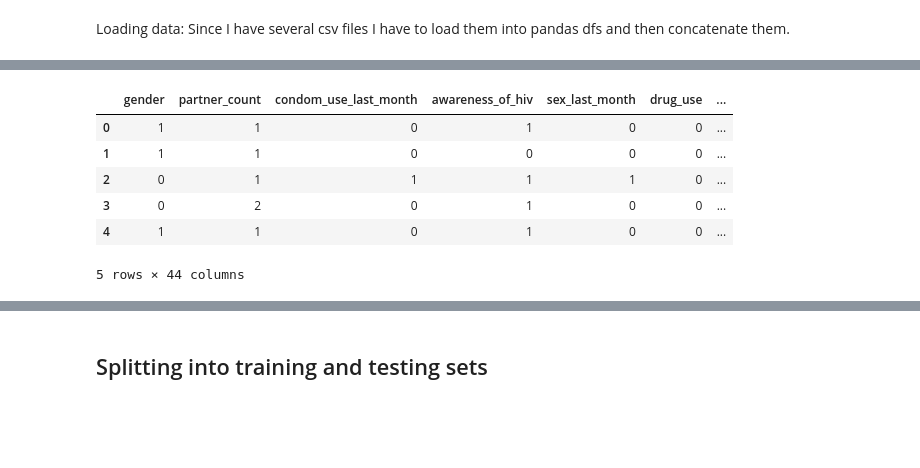
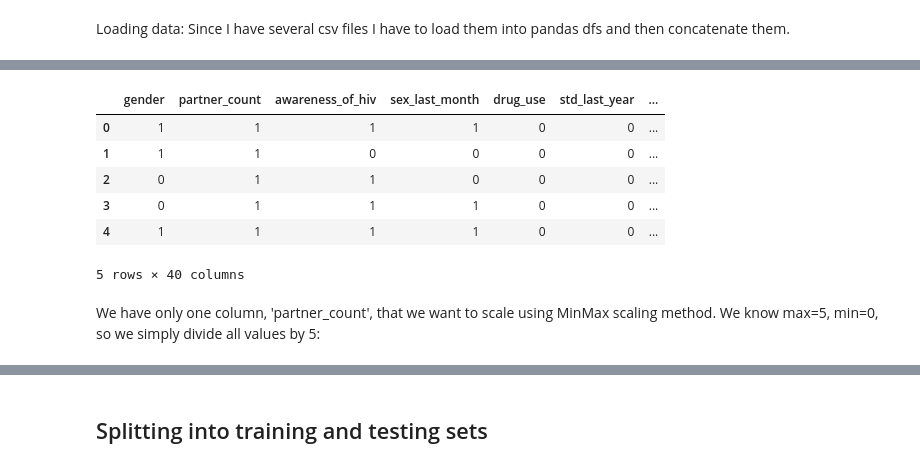
Before and after one commit to normatovbekzod/hiv_classifier, a Jupyter notebook: ML_hiv_classifier.ipynb, the cells around one changed output, grey strips where cells are left out. Cells and saved outputs as stored; diff of their text form; code cells hidden in the pictures; blank space fills up the shorter version.

```diff
--- a/ML_hiv_classifier.ipynb
+++ b/ML_hiv_classifier.ipynb
@@ -8,19 +8,8 @@ from sklearn.metrics import accuracy_score, classification_report, confusion_mat
 # %% [markdown]
 Loading data: Since I have several csv files I have to load them into pandas dfs and then concatenate them.
 # %%
-# List of file names
-filenames = ["hiv1.csv", "hiv2.csv", "hiv3.csv", "hiv4.csv", "hiv5.csv"]
-
-# Create an empty list to store DataFrames
-dfs = []
-
-# Iteratively read each CSV into a DataFrame
-for f in filenames:
-    data = pd.read_csv(f)
-    dfs.append(data)
-
-# Concatenate each DataFrame into a single hiv_data df
-hiv_data = pd.concat(dfs, ignore_index=True)
+# Loading the data
+hiv_data = pd.read_csv("hiv_data.csv")
 # %%
 # Load top of the HIV data as well as info
 hiv_data.head()
@@ -80,0 +107,2 @@ Name: count, dtype: int64
+# %%
+hiv_data_no_dupls = hiv_data.drop_duplicates().reset_index(drop=True)
@@ -83,5 +113,5 @@ Based on the above output, we can convert gender into binary variable (M to 1, F
 # %%
-hiv_data['gender'].replace(to_replace=['M','F'], value=[1,0],inplace=True)
-hiv_data.head()
+hiv_data_no_dupls['gender'].replace(to_replace=['M','F'], value=[1,0],inplace=True)
+hiv_data_no_dupls.head()
 # %% [output]
 |  | gender | age | occupation | partner_count | condom_use_last_month | location | marital_status | ... |
@@ -95,8 +125,8 @@ We can do the same for awareness_of_hiv, condom_use_last_month, sex_last_month,
 # %%
-to_binary = ['awareness_of_hiv', 'condom_use_last_month', 'sex_last_month', 'drug_use', 'std_last_year', 'commercial_sex_last_year', 'hiv_test_last_year']
+to_binary = ['awareness_of_hiv', 'sex_last_month', 'drug_use', 'std_last_year', 'commercial_sex_last_year', 'hiv_test_last_year']
 for col in to_binary:
-    hiv_data[col].replace(to_replace=['yes','no'], value=[1,0], inplace=True)
+    hiv_data_no_dupls[col].replace(to_replace=['yes','no'], value=[1,0], inplace=True)
 
-hiv_data.head()
+hiv_data_no_dupls.head()
 # %% [output]
 |  | gender | age | occupation | partner_count | condom_use_last_month | location | marital_status | ... |
@@ -110,11 +140,15 @@ Now, we are going to One-Hot encode the remaining nominal categorical variables,
 # %%
-hiv_data_enc = pd.get_dummies(hiv_data, columns=['age', 'occupation', 'location', 'marital_status', 'educational_level'])
+hiv_data_enc = pd.get_dummies(hiv_data_no_dupls, columns=['age', 'occupation', 'location', 'marital_status',
+                                                 'educational_level', 'condom_use_last_month'],
+                             drop_first=True)
 hiv_data_enc.head()
 # %% [output]
-|  | gender | partner_count | condom_use_last_month | awareness_of_hiv | sex_last_month | drug_use | ... |
-| 0 | 1 | 1 | 0 | 1 | 0 | 0 | ... |
+|  | gender | partner_count | awareness_of_hiv | sex_last_month | drug_use | std_last_year | ... |
+| 0 | 1 | 1 | 1 | 1 | 0 | 0 | ... |
 | 1 | 1 | 1 | 0 | 0 | 0 | 0 | ... |
-| 2 | 0 | 1 | 1 | 1 | 1 | 0 | ... |
-| 3 | 0 | 2 | 0 | 1 | 0 | 0 | ... |
-| 4 | 1 | 1 | 0 | 1 | 0 | 0 | ... |
+| 2 | 0 | 1 | 1 | 0 | 0 | 0 | ... |
+| 3 | 0 | 1 | 1 | 1 | 0 | 0 | ... |
+| 4 | 1 | 1 | 1 | 1 | 0 | 0 | ... |
-5 rows × 44 columns
+5 rows × 40 columns
+# %% [markdown]
+We have only one column, 'partner_count', that we want to scale using MinMax scaling method. We know max=5, min=0, so we simply divide all values by 5:
```
Also changed, not shown: parts of 90 cells of this notebook, 9 other files.
